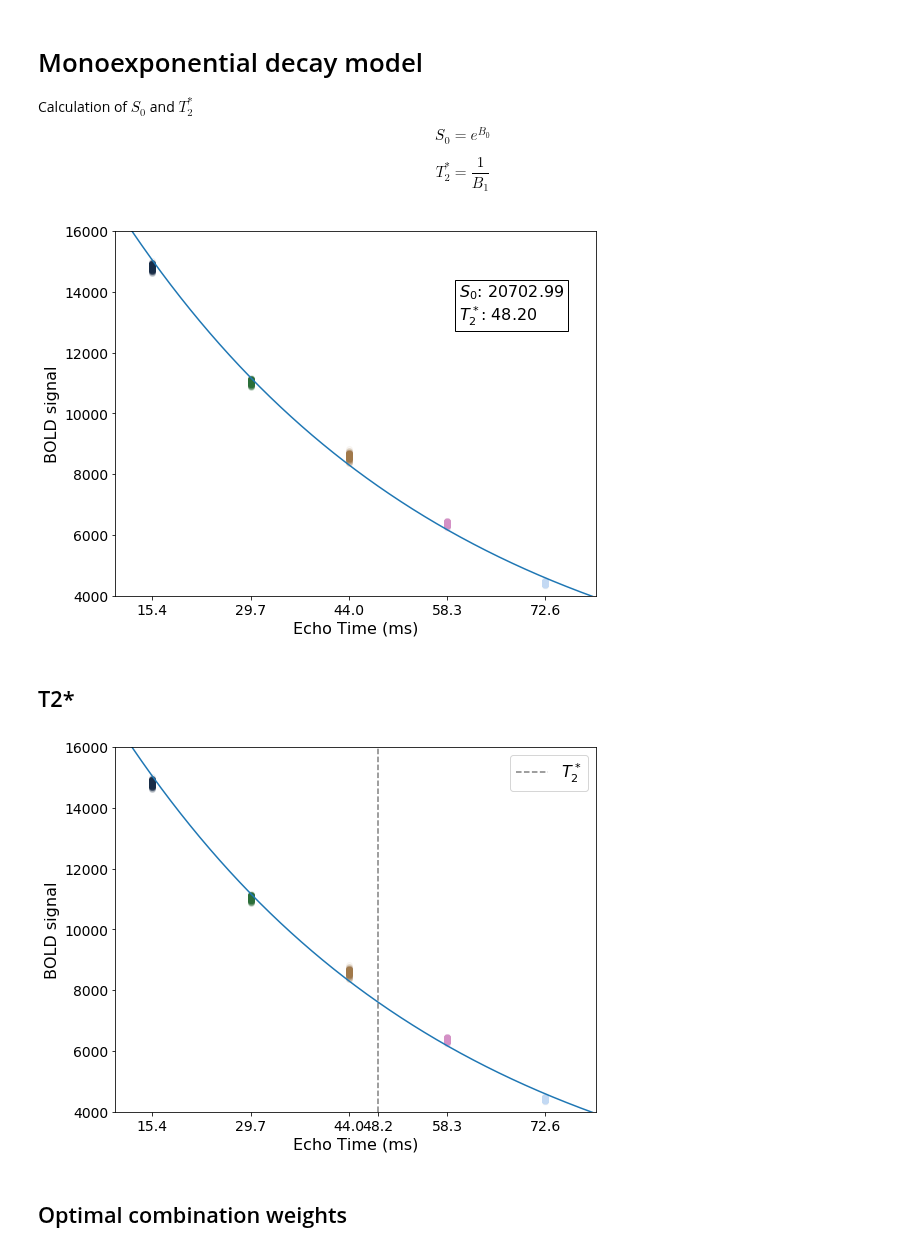
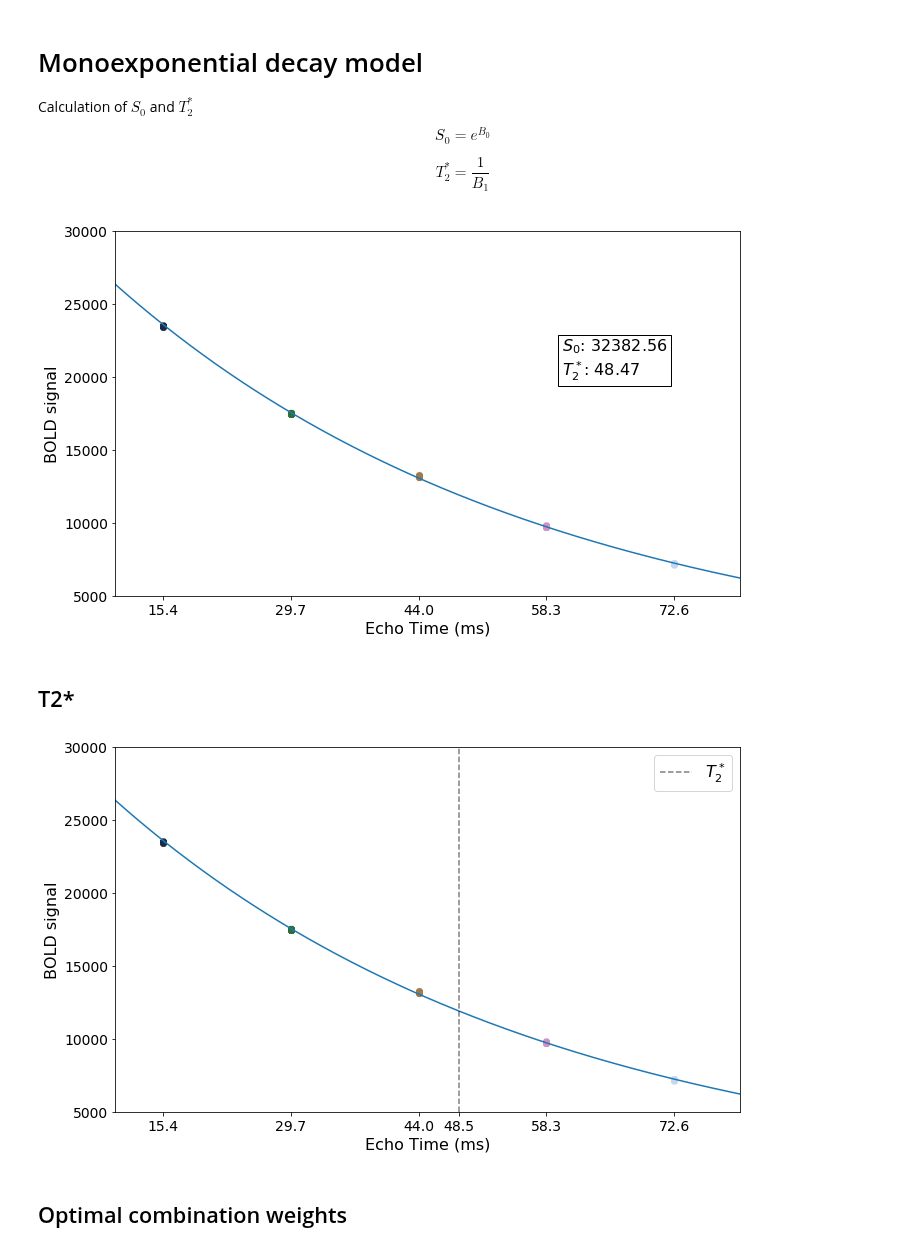
Before and after one commit to ME-ICA/tedana, a Jupyter notebook: docs/_static/optimal_combination_workflow_plots.ipynb, the cells around one changed output. Saved outputs shown, nothing was run; the diff lists cells and outputs as text; code cells hidden in the pictures.

```diff
--- a/docs/_static/optimal_combination_workflow_plots.ipynb
+++ b/docs/_static/optimal_combination_workflow_plots.ipynb
@@ -29,7 +29,7 @@ n_trs = imgs[0].shape[-1]
 pal = sns.color_palette('cubehelix', n_echoes)
 # %%
 # Select voxel from around middle of brain
-ts = [img.get_data()[20, 25, 14, :] for img in imgs]
+ts = [img.get_data()[11, 39, 9, :] for img in imgs]
 
 # Prepare data for model
 ts_1d = np.hstack(ts) # data raveled out (T * E)
@@ -78,7 +78,7 @@ fig.savefig('01_echo_timeseries.png', dpi=400)
 # %% [markdown]
 ## Echo-specific data and echo time
 # %%
-fig, ax = plt.subplots(figsize=(8, 6))
+fig, ax = plt.subplots(figsize=(10, 6))
 values = [i[0] for i in ts]
 for i_echo in range(n_echoes):
     rep_echo_times = np.ones(n_trs) * echo_times[i_echo]
@@ -89,7 +89,7 @@ ax.set_xlabel('Echo Time (ms)', fontsize=16)
 ax.set_xticks(echo_times)
 ax.tick_params(axis='both', which='major', labelsize=14)
 
-ax.set_ylim(4000, 16000)
+ax.set_ylim(5000, 30000)
 fig.tight_layout()
 fig.savefig('02_echo_value_distributions.png', dpi=400)
 # %% [output]
@@ -111,7 +111,7 @@ fig.savefig('03_adaptive_mask.png', dpi=400)
 # %% [markdown]
 ## Log-linear transformation
 # %%
-fig, ax = plt.subplots(figsize=(8, 6))
+fig, ax = plt.subplots(figsize=(10, 6))
 for i_echo in range(n_echoes):
     rep_echo_times = -1 * np.ones(n_trs) * echo_times[i_echo]
     log_echo_data = np.log((np.abs(ts[i_echo]) + 1))
@@ -121,7 +121,7 @@ ax.set_ylabel('log(BOLD signal)', fontsize=16)
 ax.set_xlabel('Negative Echo Time (ms)', fontsize=16)
 ax.set_xticks(-1 * echo_times)
 ax.set_xlim(-80, -10)
-ax.set_ylim(8.2, 9.8)
+ax.set_ylim(8.6, 10.2)
 ax.tick_params(axis='both', which='major', labelsize=14)
 
 fig.tight_layout()
@@ -158,7 +158,7 @@ B_{0} \\
 \vdots \\
 B_{0}\end{pmatrix}$$
 # %%
-fig, ax = plt.subplots(figsize=(8, 6))
+fig, ax = plt.subplots(figsize=(10, 6))
 for i_echo in range(n_echoes):
     rep_echo_times = -1 * np.ones(n_trs) * echo_times[i_echo]
     log_echo_data = np.log((np.abs(ts[i_echo]) + 1))
@@ -170,7 +170,7 @@ ax.set_ylabel('log(BOLD signal)', fontsize=16)
 ax.set_xlabel('Negative Echo Time (ms)', fontsize=16)
 ax.set_xticks(-1 * echo_times)
 ax.set_xlim(-80, -10)
-ax.set_ylim(8.2, 9.8)
+ax.set_ylim(8.6, 10.2)
 ax.tick_params(axis='both', which='major', labelsize=14)
 
 ax.annotate('$B_0$: {0:.02f}\n$B_1$: {1:.02f}'.format(betas[0], betas[1]),
@@ -188,31 +188,31 @@ $$S_{0} = e^{B_{0}}$$
 
 $$T_{2}^{*} = \frac{1}{B_{1}}$$
 # %%
-fig, ax = plt.subplots(figsize=(8, 6))
+fig, ax = plt.subplots(figsize=(10, 6))
 for i_echo in range(n_echoes):
     rep_echo_times = np.ones(n_trs) * echo_times[i_echo]
     ax.scatter(rep_echo_times, ts[i_echo], alpha=0.05, color=pal[i_echo])
 
 ax.plot(mono_x, mono_y)
 
 ax.set_ylabel('BOLD signal', fontsize=16)
 ax.set_xlabel('Echo Time (ms)', fontsize=16)
 ax.set_xticks(echo_times)
 ax.set_xlim(10, 80)
-ax.set_ylim(4000, 16000)
+ax.set_ylim(5000, 30000)
 ax.tick_params(axis='both', which='major', labelsize=14)
 ax.annotate('$S_0$: {0:.02f}\n$T_2^*$: {1:.02f}'.format(s0, t2s),
-            xy=(60, 13000), fontsize=16,
+            xy=(60, 20000), fontsize=16,
             bbox=dict(fc="white", ec="black", lw=1))
 
 fig.tight_layout()
 fig.savefig('06_monoexponential_decay_model.png', dpi=400)
 # %% [output]
-[figure, old version]
+[figure, new version]
 # %% [markdown]
 ## T2*
 # %%
-fig, ax = plt.subplots(figsize=(8, 6))
+fig, ax = plt.subplots(figsize=(10, 6))
 for i_echo in range(n_echoes):
     rep_echo_times = np.ones(n_trs) * echo_times[i_echo]
     ax.scatter(rep_echo_times, ts[i_echo], alpha=0.05, color=pal[i_echo])
@@ -222,9 +222,9 @@ ax.plot(mono_x, mono_y)
 ax.axvline(t2s, 0, 1, label='$T_2^*$', color='black', linestyle='--', alpha=0.5)
 ax.set_ylabel('BOLD signal', fontsize=16)
 ax.set_xlabel('Echo Time (ms)', fontsize=16)
-ax.set_xticks(np.hstack((echo_times, [t2s])))
+ax.set_xticks(np.hstack((echo_times, [np.round(t2s, 1)])))
 ax.set_xlim(10, 80)
-ax.set_ylim(4000, 16000)
+ax.set_ylim(5000, 30000)
 ax.tick_params(axis='both', which='major', labelsize=14)
 
 legend = ax.legend(frameon=True, fontsize=16)
@@ -232,7 +232,7 @@ legend = ax.legend(frameon=True, fontsize=16)
 fig.tight_layout()
 fig.savefig('07_monoexponential_decay_model_with_t2.png', dpi=400)
 # %% [output]
-[figure, old version]
+[figure, new version]
 # %% [markdown]
 ## Optimal combination weights
 # %%
```
Also changed, not shown: parts of 6 cells of this notebook, 19 other files.
